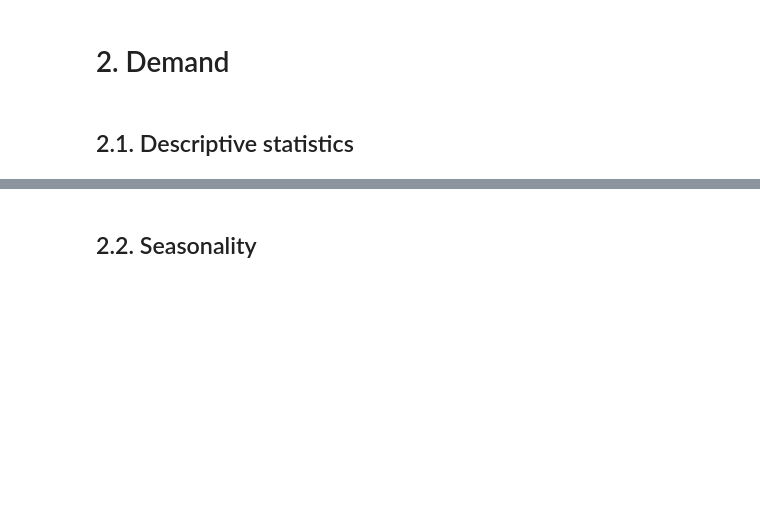
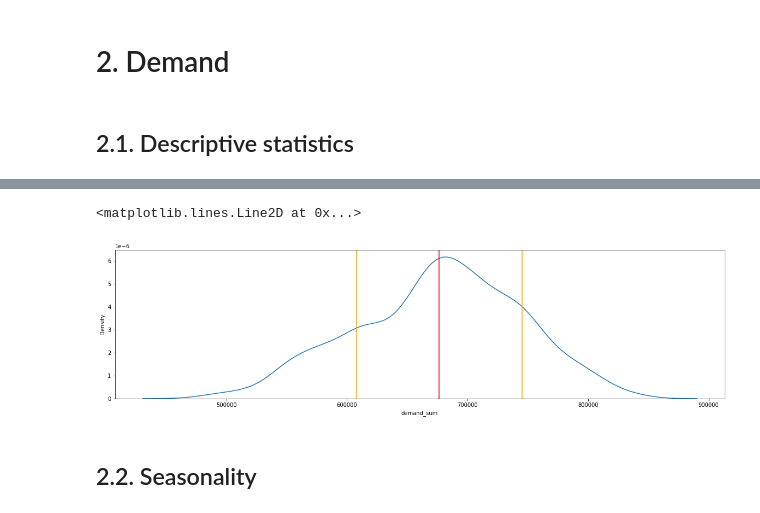
Before and after one commit to JuanCarlosAlonsoValenzuela/mle_project, a Jupyter notebook: REE/visualization.ipynb, the cells around one changed output, grey strips where cells are left out. Saved outputs shown, nothing was run; the diff lists cells and outputs as text; code cells hidden in the pictures; blank space fills up the shorter version.

```diff
--- a/REE/visualization.ipynb
+++ b/REE/visualization.ipynb
@@ -119,3 +134,18 @@ Name: demand_sum, dtype: float64
+# %%
+# Standard deviation
+
+plt.figure(figsize=(20, 5))
+sns.kdeplot(df_per_day['demand_sum'])
+
+demand_mean = np.mean(df_per_day['demand_sum'])
+std = np.std(df_per_day['demand_sum'])
+
+plt.axvline(x=demand_mean, c='red')
+plt.axvline(x=demand_mean+std, c='orange')
+plt.axvline(x=demand_mean-std, c='orange')
+# %% [output]
+<matplotlib.lines.Line2D at 0x...>
+[figure, added]
 # %% [markdown]
 ## 2.2. Seasonality
 # %%
```
Also changed, not shown: parts of 29 cells of this notebook.
